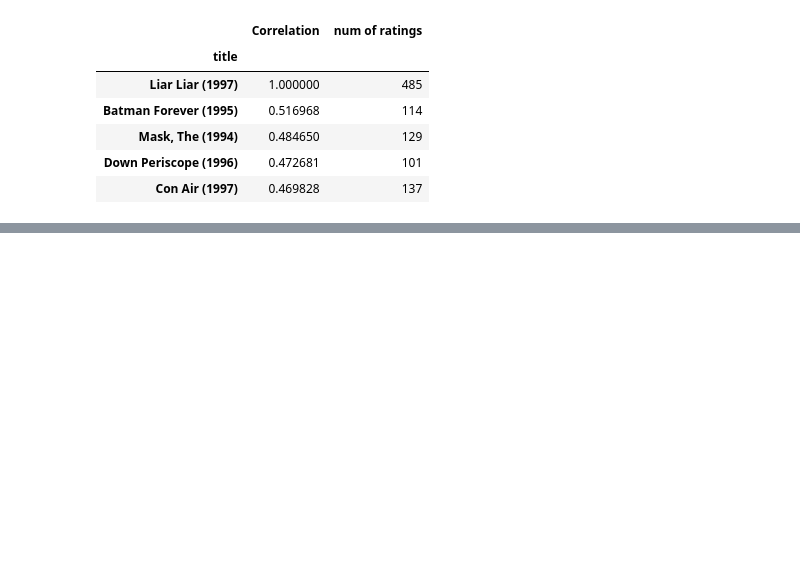
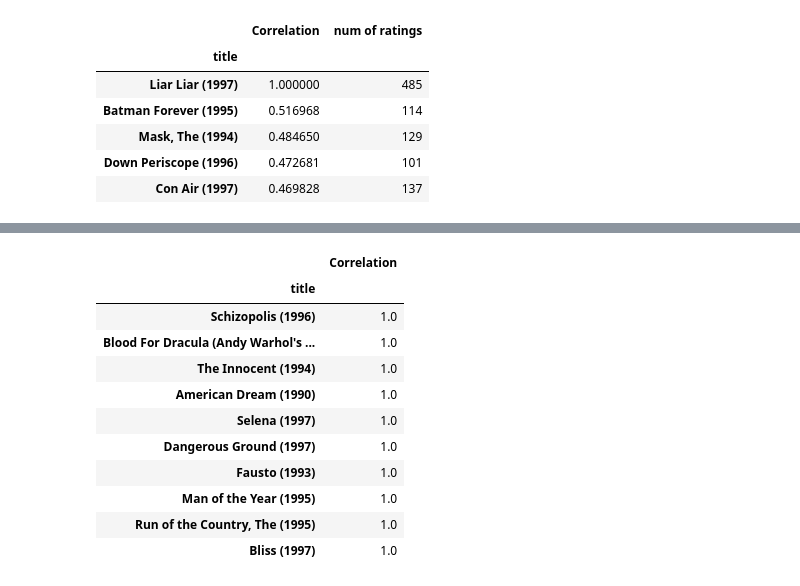
Before and after one commit to Mrityunjayyshukla/Movie-Recommender-in-python, a Jupyter notebook: Recommender Systems with Python.ipynb, the cells around one changed output, grey strips where cells are left out. Cells and saved outputs as stored; diff of their text form; code cells hidden in the pictures; blank space fills up the shorter version.

Commit message:
user input for a movie

```diff
--- a/Recommender Systems with Python.ipynb
+++ b/Recommender Systems with Python.ipynb
@@ -268,0 +271,9 @@ corr_liarliar[corr_liarliar['num of ratings']>100].sort_values('Correlation',asc
+# %%
+from fuzzywuzzy import process
+
+movie_list = df['title'].unique()
+input_movie = "Top gun"
+
+best_match, score = process.extractOne(input_movie, movie_list)
+
+print(best_match if score>80 else "No movie Found")
@@ -268,0 +282,3 @@ corr_liarliar[corr_liarliar['num of ratings']>100].sort_values('Correlation',asc
+# %%
+users_movie_ratings = moviemat[best_match]
+users_movie_ratings.head()
@@ -268,0 +293,6 @@ corr_liarliar[corr_liarliar['num of ratings']>100].sort_values('Correlation',asc
+# %%
+similar_to_users_movie = moviemat.corrwith(users_movie_ratings)
+# %%
+corr_users_movie = pd.DataFrame(similar_to_users_movie, columns=['Correlation'])
+corr_users_movie.dropna(inplace = True)
+corr_users_movie.head()
@@ -268,0 +307,15 @@ corr_liarliar[corr_liarliar['num of ratings']>100].sort_values('Correlation',asc
+# %%
+corr_users_movie.sort_values('Correlation', ascending=False).head(10)
+# %% [output]
+|  | Correlation |
+| title |  |
+| Schizopolis (1996) | 1.0 |
+| Blood For Dracula (Andy Warhol's ... | 1.0 |
+| The Innocent (1994) | 1.0 |
+| American Dream (1990) | 1.0 |
+| Selena (1997) | 1.0 |
+| Dangerous Ground (1997) | 1.0 |
+| Fausto (1993) | 1.0 |
+| Man of the Year (1995) | 1.0 |
+| Run of the Country, The (1995) | 1.0 |
+| Bliss (1997) | 1.0 |
```
Also changed, not shown: parts of 11 cells of this notebook.
